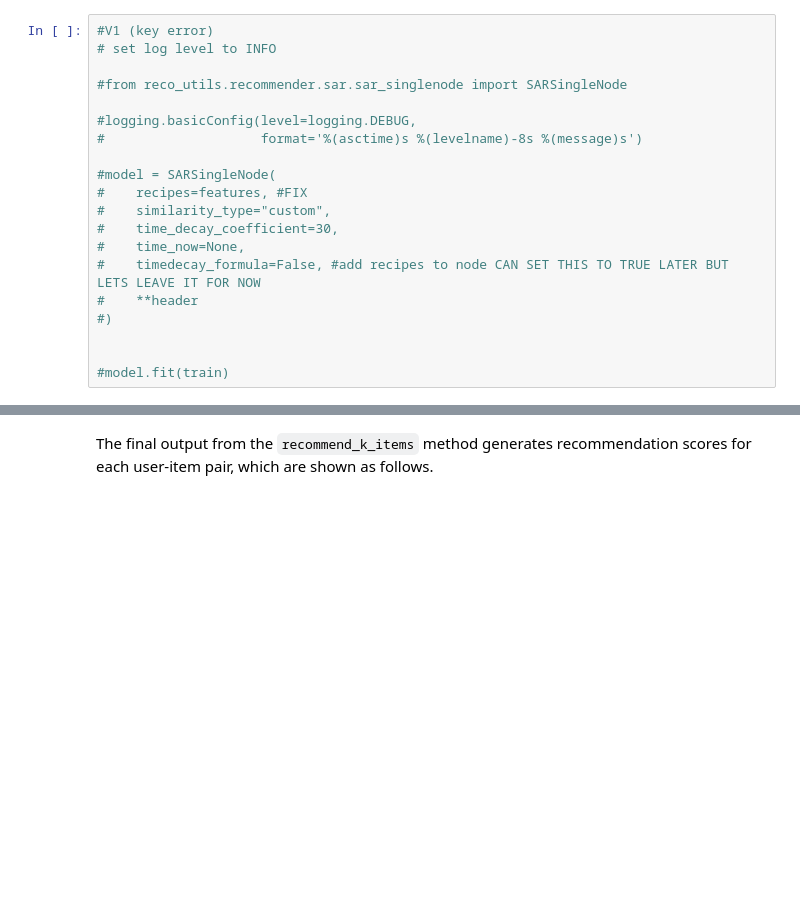
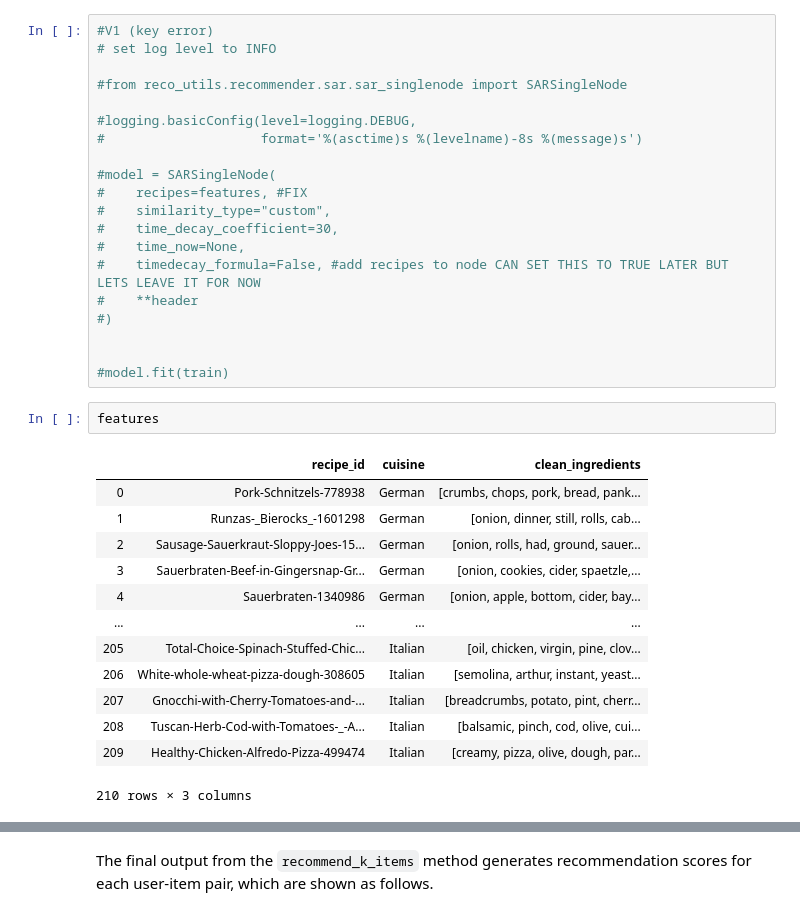
Before and after one commit to sulekahraman/meal_recommender, a Jupyter notebook: model/sar_deep_dive.ipynb, the cells around one changed output, grey strips where cells are left out. Saved outputs shown, nothing was run; the diff lists cells and outputs as text; blank space fills up the shorter version.

```diff
--- a/model/sar_deep_dive.ipynb
+++ b/model/sar_deep_dive.ipynb
@@ -220,6 +216,22 @@ In this case, for the illustration purpose, the following parameter values are u
 
 
 #model.fit(train)
+# %%
+features
+# %% [output]
+|  | recipe_id | cuisine | clean_ingredients |
+| 0 | Pork-Schnitzels-778938 | German | [crumbs, chops, pork, bread, pank... |
+| 1 | Runzas-_Bierocks_-1601298 | German | [onion, dinner, still, rolls, cab... |
+| 2 | Sausage-Sauerkraut-Sloppy-Joes-15... | German | [onion, rolls, had, ground, sauer... |
+| 3 | Sauerbraten-Beef-in-Gingersnap-Gr... | German | [onion, cookies, cider, spaetzle,... |
+| 4 | Sauerbraten-1340986 | German | [onion, apple, bottom, cider, bay... |
+| ... | ... | ... | ... |
+| 205 | Total-Choice-Spinach-Stuffed-Chic... | Italian | [oil, chicken, virgin, pine, clov... |
+| 206 | White-whole-wheat-pizza-dough-308605 | Italian | [semolina, arthur, instant, yeast... |
+| 207 | Gnocchi-with-Cherry-Tomatoes-and-... | Italian | [breadcrumbs, potato, pint, cherr... |
+| 208 | Tuscan-Herb-Cod-with-Tomatoes-_-A... | Italian | [balsamic, pinch, cod, olive, cui... |
+| 209 | Healthy-Chicken-Alfredo-Pizza-499474 | Italian | [creamy, pizza, olive, dough, par... |
+210 rows × 3 columns
 # %%
 #V2
 # set log level to INFO
```
Also changed, not shown: parts of 12 cells of this notebook, 3 other files.
